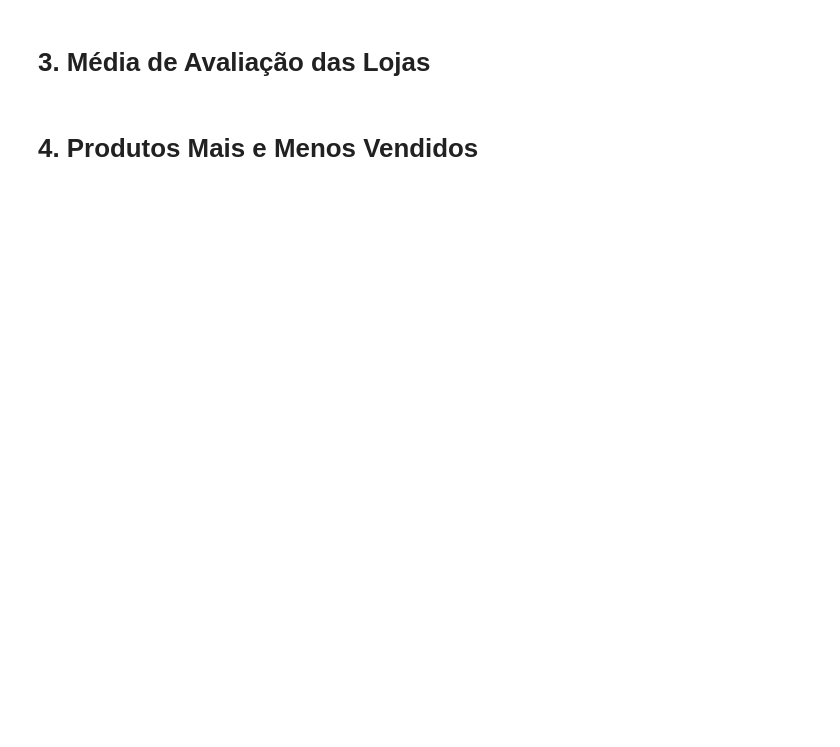
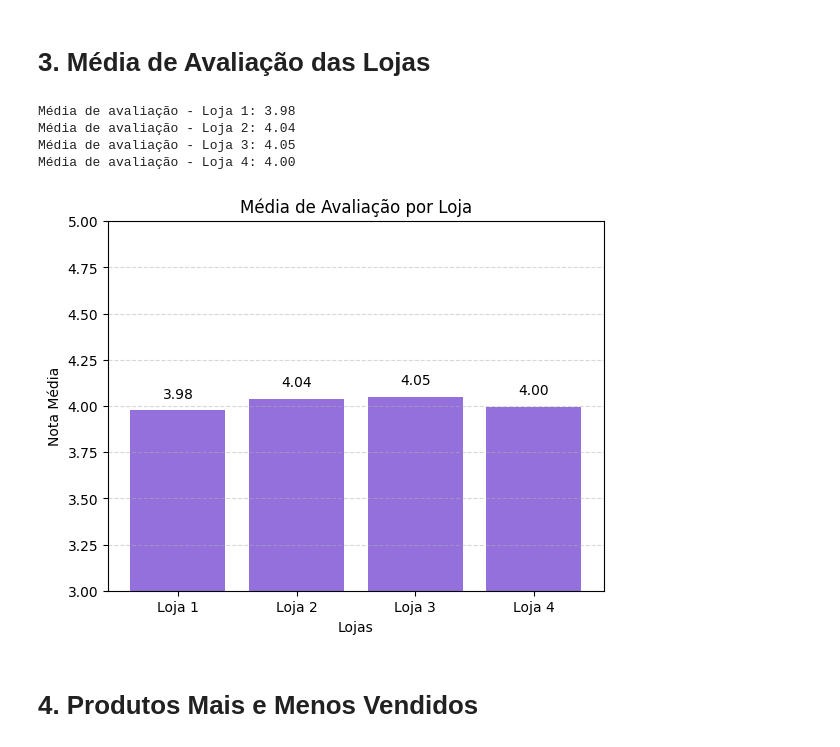
Before and after one commit to Alini-Silva/AluraStore, a Jupyter notebook: AluraStoreBr.ipynb, the cells around one changed output. Drawn from its saved outputs; the diff is of its cells as text; code cells hidden in the pictures; blank space fills up the shorter version.

```diff
--- a/AluraStoreBr.ipynb
+++ b/AluraStoreBr.ipynb
@@ -25,0 +73,3 @@ loja.head()
+# %%
+media_faturamento = pd.Series(faturamento_por_loja).mean()
+print(f'{media_faturamento:.2f}')
@@ -25,0 +78,7 @@ loja.head()
+# %%
+valores_desvio = []
+for i in valores:
+  desvio = abs(media_faturamento - i)
+  valores_desvio.append(desvio)
+
+valores_desvio
@@ -28,4 +169,34 @@ loja.head()
 # %% [markdown]
 # 3. Média de Avaliação das Lojas
+# %%
+media_avaliacao_loja1 = loja['Avaliação da compra'].mean()
+media_avaliacao_loja2 = loja2['Avaliação da compra'].mean()
+media_avaliacao_loja3 = loja3['Avaliação da compra'].mean()
+media_avaliacao_loja4 = loja4['Avaliação da compra'].mean()
+
+media_avaliacao = [media_avaliacao_loja1, media_avaliacao_loja2, media_avaliacao_loja3, media_avaliacao_loja4]
+
+print(f"Média de avaliação - Loja 1: {media_avaliacao_loja1:.2f}")
+print(f"Média de avaliação - Loja 2: {media_avaliacao_loja2:.2f}")
+print(f"Média de avaliação - Loja 3: {media_avaliacao_loja3:.2f}")
+print(f"Média de avaliação - Loja 4: {media_avaliacao_loja4:.2f}")
+# %% [output]
+Média de avaliação - Loja 1: 3.98
+Média de avaliação - Loja 2: 4.04
+Média de avaliação - Loja 3: 4.05
+Média de avaliação - Loja 4: 4.00
+# %%
+plt.bar(lojas, media_avaliacao, color='mediumpurple')
+plt.title('Média de Avaliação por Loja')
+plt.xlabel('Lojas')
+plt.ylabel('Nota Média')
+plt.ylim(3, 5)
+plt.grid(axis='y', linestyle='--', alpha=0.5)
+
+
+for i, valor in enumerate(media_avaliacao):
+    plt.text(i, valor + 0.05, f'{valor:.2f}', ha='center', va='bottom', fontsize=10)
+# %% [output]
+[figure, added]
 # %% [markdown]
 # 4. Produtos Mais e Menos Vendidos
```
Also changed, not shown: parts of 22 cells of this notebook.
